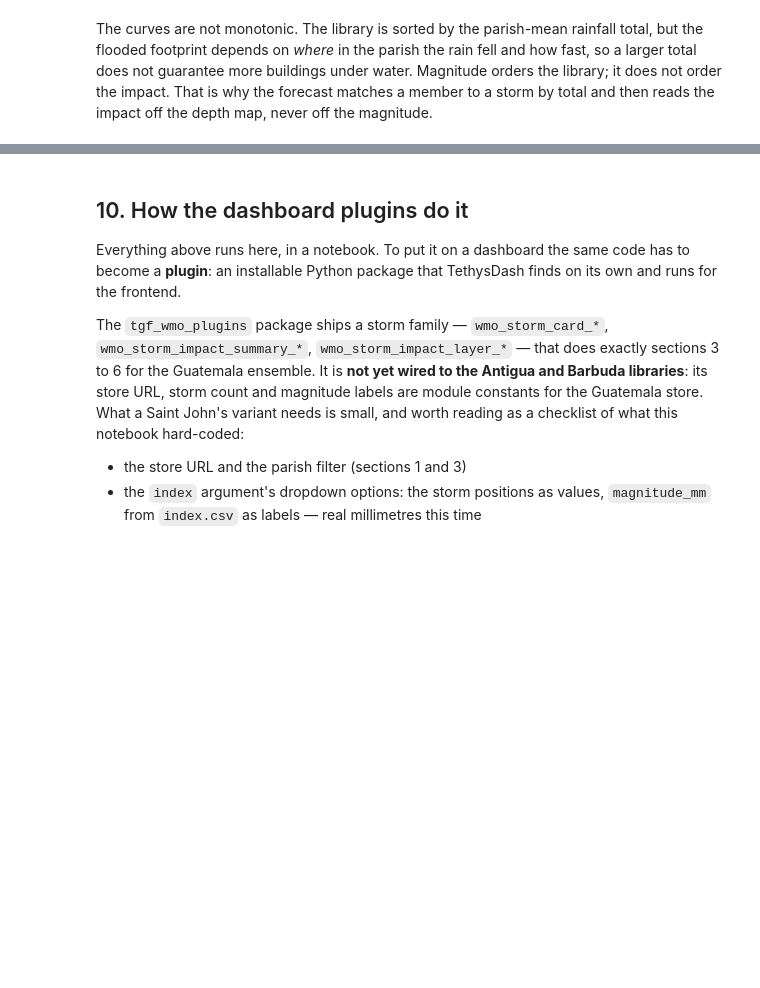
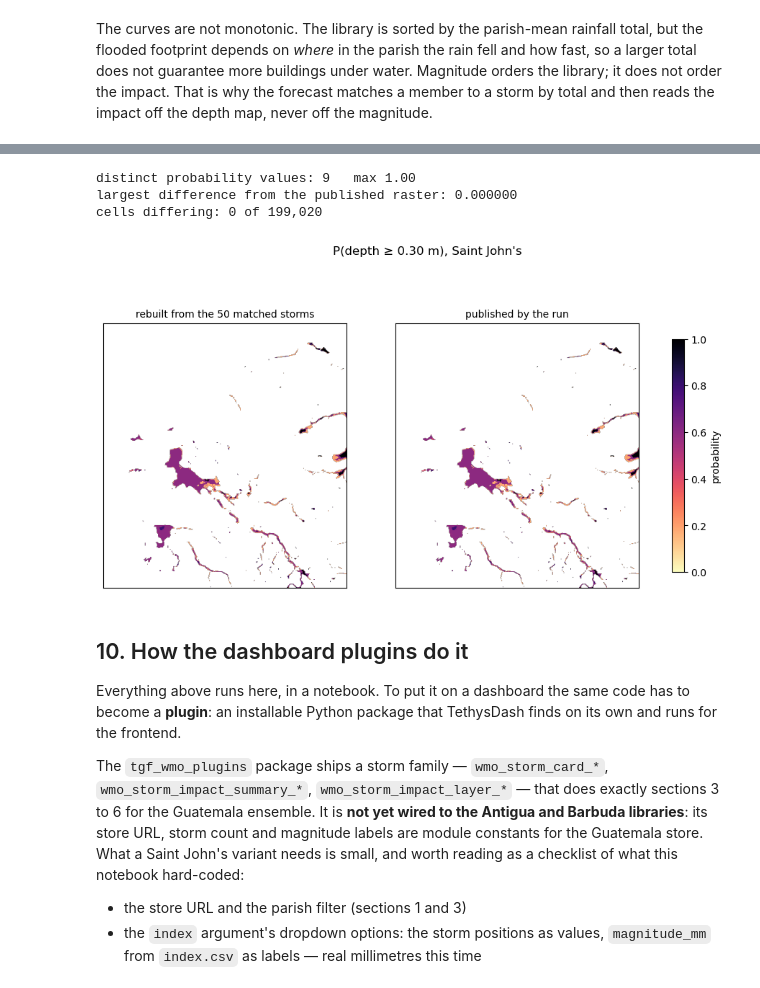
Before and after one commit to Aquaveo/tgf_wmo_plugins, a Jupyter notebook: notebooks/Antigua_Barbuda/02_storm_impact.ipynb, the cells around one changed output, grey strips where cells are left out. Drawn from its saved outputs; the diff is of its cells as text; code cells hidden in the pictures; blank space fills up the shorter version.

```diff
--- a/notebooks/Antigua_Barbuda/02_storm_impact.ipynb
+++ b/notebooks/Antigua_Barbuda/02_storm_impact.ipynb
@@ -560,3 +556,33 @@ distinct probability values: 29   max 1.00
+# %%
+# P(depth >= 0.30 m) = share of members whose matched storm reaches 30 cm at the cell.
+count = np.zeros((rows, cols), dtype="int32")
+for i in decisions.matched_storm:
+    count += np.asarray(depth[int(i)]) >= 0.30
+prob_30 = count / len(decisions)
+
+# The run shipped this raster. Rebuilding it is the check that the mechanism above is
+# the mechanism that actually produced Exercise 3's inputs.
+with rasterio.open(f"{SITE}/pluvial/prob_depth_ge_30cm.20251010.010000.tif") as ds:
+    delivered = ds.read(1)
+
+print(f"distinct probability values: {len(np.unique(prob_30))}   max {prob_30.max():.2f}")
+print(f"largest difference from the published raster: {np.abs(prob_30 - delivered).max():.6f}")
+print(f"cells differing: {int((np.abs(prob_30 - delivered) > 1e-6).sum()):,} of {prob_30.size:,}")
+
+fig, axes = plt.subplots(1, 2, figsize=(12, 6))
+for ax, grid, title in zip(axes, [prob_30, delivered],
+                           ["rebuilt from the 50 matched storms", "published by the run"]):
+    im = ax.imshow(np.where(grid > 0, grid, np.nan), cmap="magma_r", vmin=0, vmax=1)
+    ax.set_title(title, fontsize=10)
+    ax.set_xticks([]); ax.set_yticks([])
+fig.suptitle("P(depth ≥ 0.30 m), Saint John's")
+fig.colorbar(im, ax=axes, label="probability", shrink=0.7)
+plt.show()
+# %% [output]
+distinct probability values: 9   max 1.00
+largest difference from the published raster: 0.000000
+cells differing: 0 of 199,020
+[figure, added]
 # %% [markdown]
 ## 10. How the dashboard plugins do it
 
```
Also changed, not shown: parts of 7 cells of this notebook, 11 other files.
